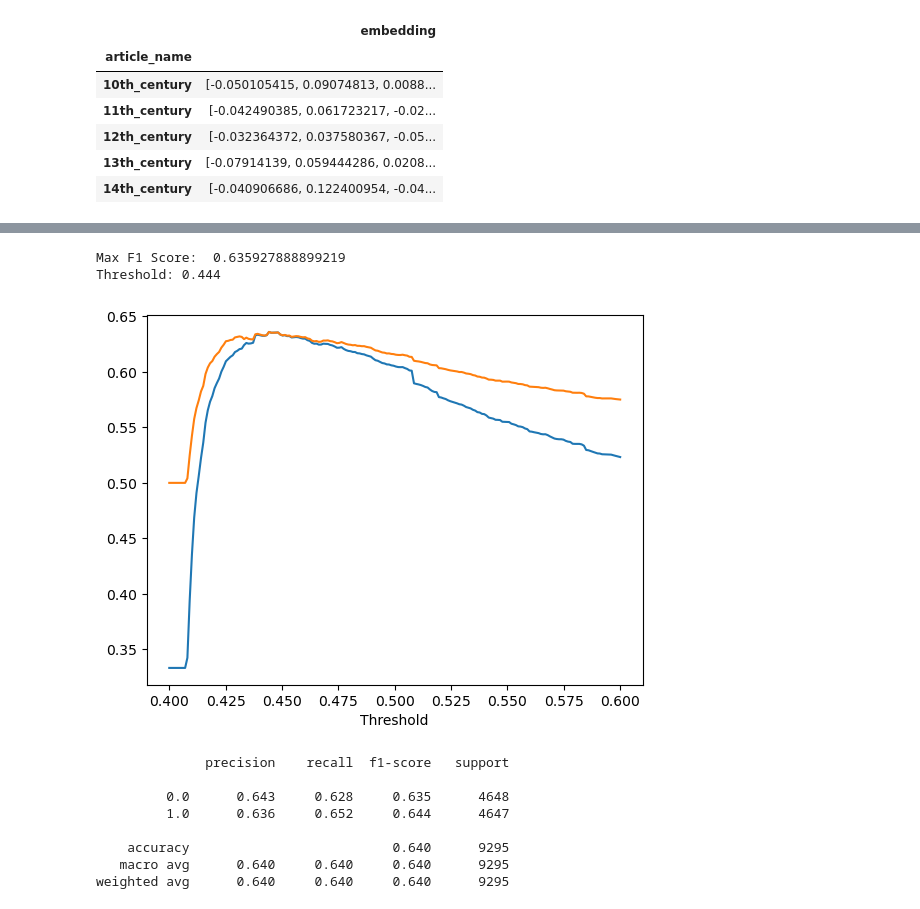
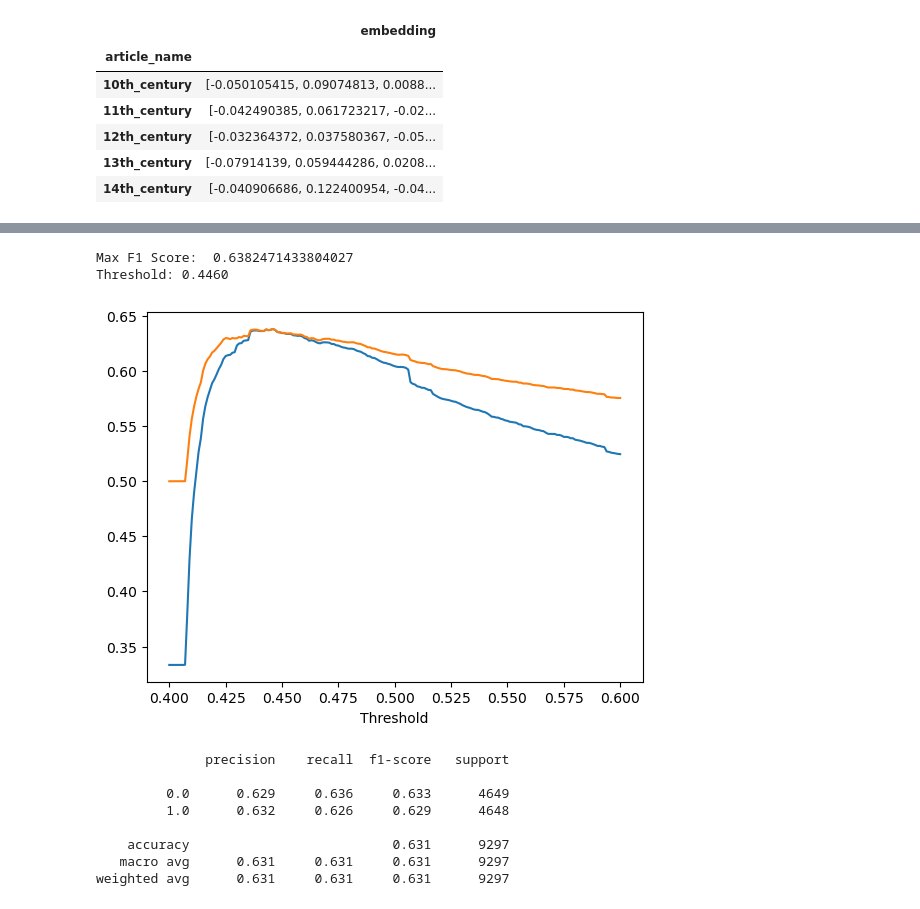
Before and after one commit to epfl-ada/ada-2024-project-outliars, a Jupyter notebook: scoring.ipynb, the cells around one changed output, grey strips where cells are left out. Cells and saved outputs as stored; diff of their text form; code cells hidden in the pictures.

```diff
--- a/scoring.ipynb
+++ b/scoring.ipynb
@@ -220,0 +212,12 @@ pair_data.head()
+# %%
+unique_game_stats = pd.read_csv('data/paths-and-graph/pair_data.tsv', sep = '\t', header = None)
+unique_game_stats.columns = [
+    'source', 'target', 'shortest_path_length',
+    'shortest_path_count', 'max_sp_pagerank', 'max_sp_avg_pagerank', 'avg_sp_avg_pagerank',
+    'one_longer_path_count', 'max_ol_pagerank', 'max_ol_avg_pagerank', 'avg_ol_avg_pagerank',
+    'two_longer_pagerank', 'max_tl_pagerank','max_tl_avg_pagerank'
+]
+
+unique_game_stats.set_index(['source', 'target'], inplace = True)
+
+unique_game_stats.head()
@@ -221,6 +232,6 @@ pair_data.head()
 # %%
 # Merge the pair data with the valid games
-valid_games_reg = valid_games.merge(pair_data, left_on = ['source', 'target'], right_index = True, how = 'left')
+valid_games_reg = valid_games.merge(unique_game_stats, left_on = ['source', 'target'], right_index = True, how = 'left')
 
 print(valid_games_reg.shape)
 print(valid_games_reg.columns)
@@ -399,23 +408,26 @@ from sklearn.model_selection import train_test_split
 from sklearn.preprocessing import StandardScaler
 # %%
 def determine_best_thresh(model, x_train, y_train):
-    thresholds = np.linspace(0.4, 0.6, 200)
+    thresholds = np.linspace(0.4, 0.6, 201)
     accuracies = []
     f1_scores = []
+    y_pred = model.predict(x_train)
+
     for threshold in thresholds:
-        y_pred = model.predict(x_train)
-        y_pred = y_pred > threshold
+        y_predicted = y_pred > threshold
 
-        f1_scores.append(f1_score(y_train, y_pred, average='weighted'))
-        accuracies.append(accuracy_score(y_train, y_pred))
+        f1_scores.append(f1_score(y_train, y_predicted, average='weighted'))
+        accuracies.append(accuracy_score(y_train, y_predicted))
 
     # Determine the threshold that maximizes the F1 score
     max_f1_score = max(f1_scores)
     max_f1_score_index = f1_scores.index(max_f1_score)
     print("Max F1 Score: ", max_f1_score)
-    print(f"Threshold: {thresholds[max_f1_score_index]:.3f}")
+    print(f"Threshold: {thresholds[max_f1_score_index]:.4f}")
 
     plt.plot(thresholds, f1_scores)
     plt.plot(thresholds, accuracies)
     plt.xlabel("Threshold")
+
+    return thresholds[max_f1_score_index]
 # %%
@@ -482,5 +488,8 @@ weighted avg      0.627     0.627     0.627      9295
 # %%
-x_2 = valid_games_reg.copy()[['pagerank_target',]]
+x_2_features = [
+    'pagerank_target',
+]
+x_2 = valid_games_reg.copy()[x_2_features]
 
 y_2 = valid_games_reg['finished']
 
@@ -515,24 +524,23 @@ Logit Regression Results
 # %%
-determine_best_thresh(model_2, x_train_2, y_train_2)
+threshold_2 = determine_best_thresh(model_2, x_train_2, y_train_2)
 # %% [output]
-Max F1 Score:  0.635927888899219
-Threshold: 0.444
+Max F1 Score:  0.6382471433804027
+Threshold: 0.4460
-[figure, old version]
+[figure, new version]
 # %%
 # Verify the model on the test set
 y_pred_2 = model_2.predict(x_test_2)
-threshold_2 = 0.444
 y_pred_2 = y_pred_2 > threshold_2
 print(classification_report(y_test_2, y_pred_2, digits=3))
 # %% [output]
               precision    recall  f1-score   support
 
-         0.0      0.643     0.628     0.635      4648
-         1.0      0.636     0.652     0.644      4647
+         0.0      0.629     0.636     0.633      4649
+         1.0      0.632     0.626     0.629      4648
 
-    accuracy                          0.640      9295
-   macro avg      0.640     0.640     0.640      9295
-weighted avg      0.640     0.640     0.640      9295
+    accuracy                          0.631      9297
+   macro avg      0.631     0.631     0.631      9297
+weighted avg      0.631     0.631     0.631      9297
 # %%
 # Print the confusion matrix
 from sklearn.metrics import confusion_matrix
```
Also changed, not shown: parts of 31 cells of this notebook, 1 other file.
